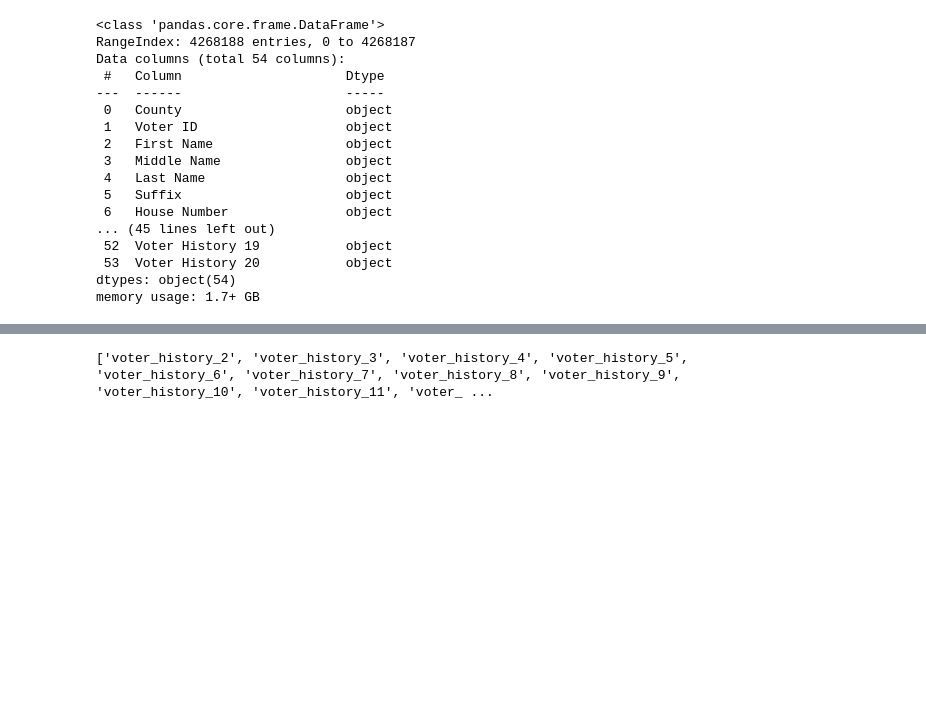
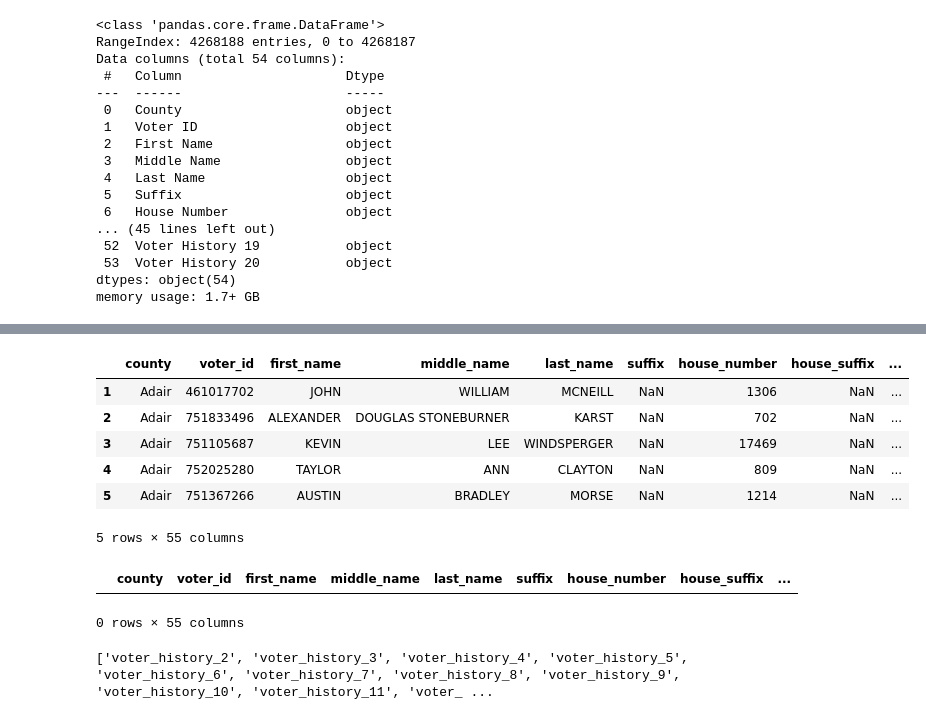
Before and after one commit to irworkshop/accountability_datacleaning, a Jupyter notebook: state/mo/voters_2023/mo-voters-2023.ipynb, the cells around one changed output, grey strips where cells are left out. Saved outputs shown, nothing was run; the diff lists cells and outputs as text; code cells hidden in the pictures; blank space fills up the shorter version.

```diff
--- a/state/mo/voters_2023/mo-voters-2023.ipynb
+++ b/state/mo/voters_2023/mo-voters-2023.ipynb
@@ -91,0 +136,5 @@ memory usage: 1.7+ GB
+# %%
+# Assess the df for duplicates and create a col that denotes duplicates - the first dupe is NOT marked as a dupe
+# So that we keep one of each duplicate
+
+voters['duplicate'] = np.where(voters.duplicated(keep='first'), 'Yes','No')
@@ -91,0 +161,5 @@ memory usage: 1.7+ GB
+# %%
+# Moving the duplicate column from the end of the voter history to the end of the data we will be keeping
+
+dupe = voters.pop('duplicate')
+voters.insert(33, dupe.name, dupe)
@@ -92,2 +186,18 @@ memory usage: 1.7+ GB
+# %%
+voters.head()
+# %% [output]
+|  | county | voter_id | first_name | middle_name | last_name | suffix | house_number | house_suffix | ... |
+| 1 | Adair | 461017702 | JOHN | WILLIAM | MCNEILL | NaN | 1306 | NaN | ... |
+| 2 | Adair | 751833496 | ALEXANDER | DOUGLAS STONEBURNER | KARST | NaN | 702 | NaN | ... |
+| 3 | Adair | 751105687 | KEVIN | LEE | WINDSPERGER | NaN | 17469 | NaN | ... |
+| 4 | Adair | 752025280 | TAYLOR | ANN | CLAYTON | NaN | 809 | NaN | ... |
+| 5 | Adair | 751367266 | AUSTIN | BRADLEY | MORSE | NaN | 1214 | NaN | ... |
+5 rows × 55 columns
+# %%
+yes = ['Yes']
+voters.loc[voters['duplicate'].isin(yes)]
+# %% [output]
+|  | county | voter_id | first_name | middle_name | last_name | suffix | house_number | house_suffix | ... |
+0 rows × 55 columns
 # %%
 # There are 20 voter history columns. We'll keep the most recent and store the others in a different dataframe.
```
Also changed, not shown: parts of 34 cells of this notebook, 3 other files.
